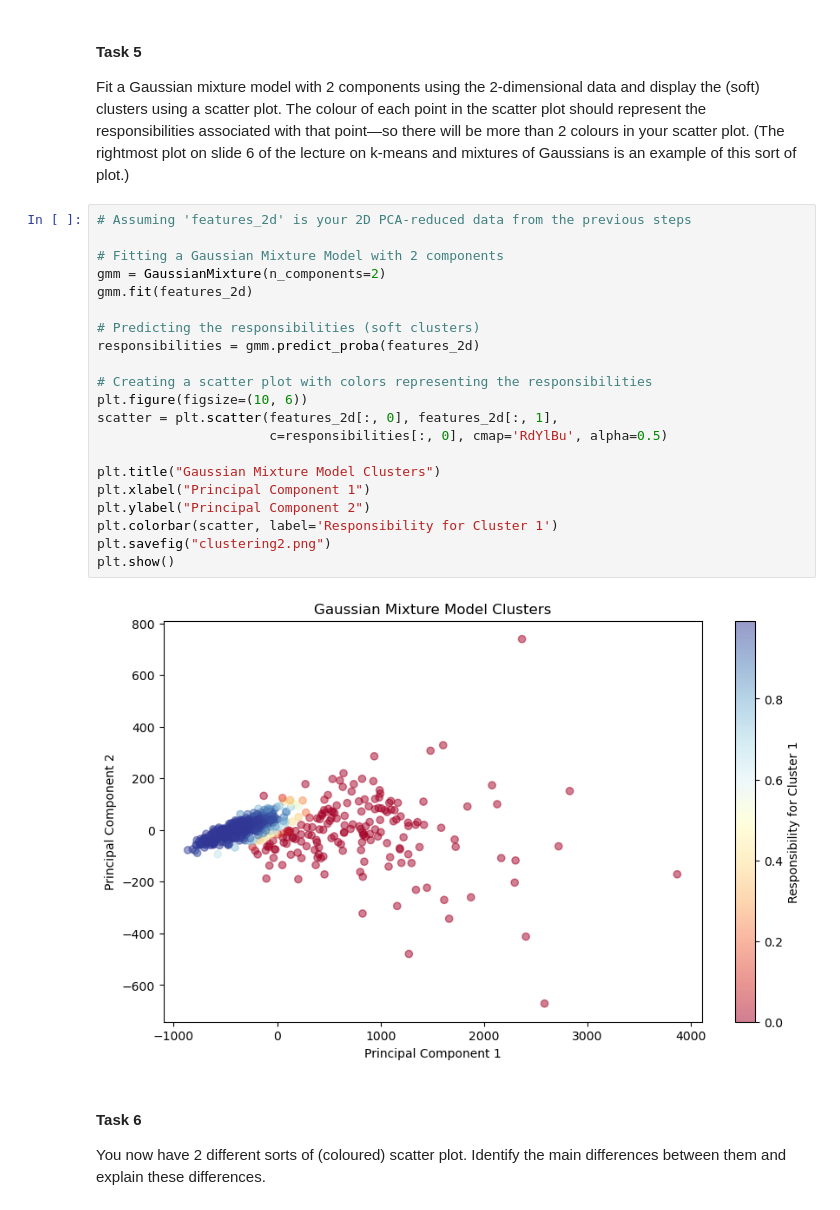
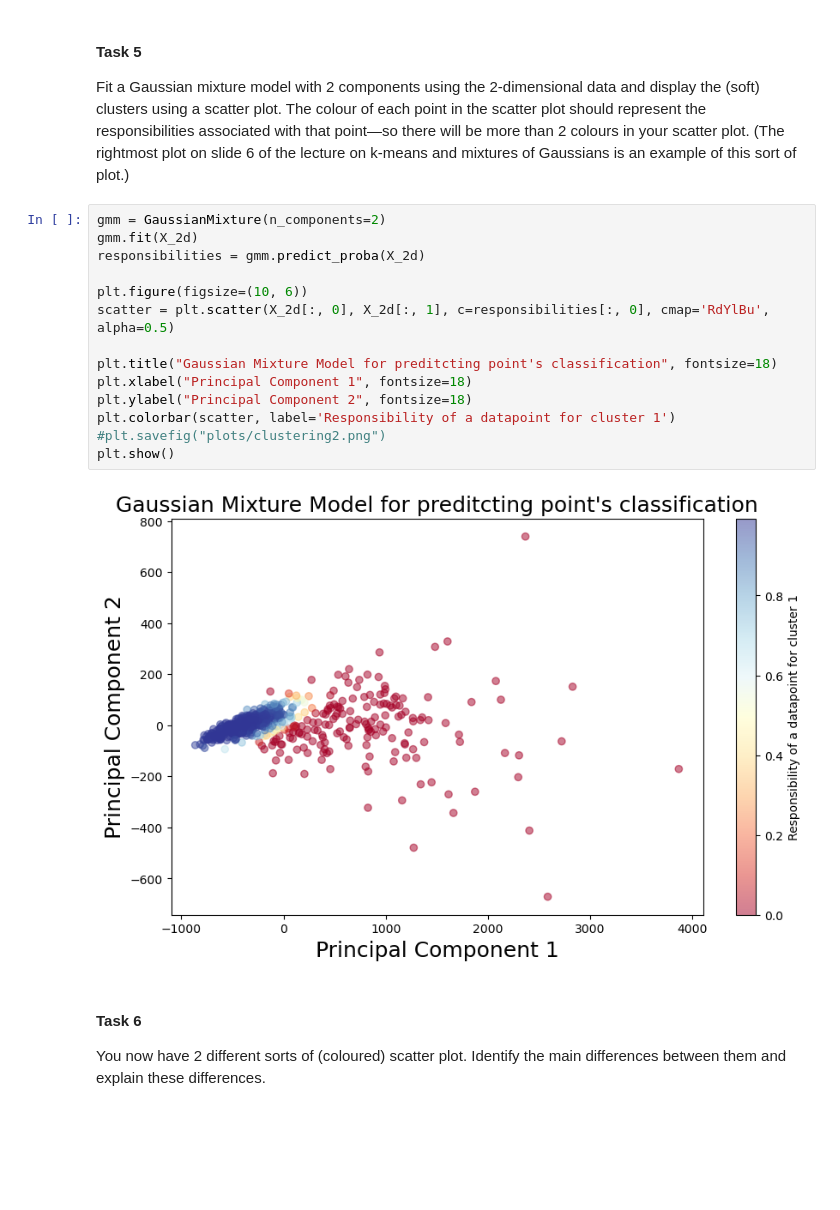
Before and after one commit to Macieeej/MachineLearning2023, a Jupyter notebook: cw_tc19422/clustering_and_dimensionality_reduction.ipynb, the cells around one changed output. Cells and saved outputs as stored; diff of their text form; blank space fills up the shorter version.

```diff
--- a/cw_tc19422/clustering_and_dimensionality_reduction.ipynb
+++ b/cw_tc19422/clustering_and_dimensionality_reduction.ipynb
@@ -85,28 +77,21 @@ each point in the scatter plot should represent the responsibilities associated
 scatter plot. (The rightmost plot on slide 6 of the lecture on k-means
 and mixtures of Gaussians is an example of this sort of plot.)
 # %%
-# Assuming 'features_2d' is your 2D PCA-reduced data from the previous steps
+gmm = GaussianMixture(n_components=2)
+gmm.fit(X_2d)
+responsibilities = gmm.predict_proba(X_2d)
 
-# Fitting a Gaussian Mixture Model with 2 components
-gmm = GaussianMixture(n_components=2)
-gmm.fit(features_2d)
+plt.figure(figsize=(10, 6))
+scatter = plt.scatter(X_2d[:, 0], X_2d[:, 1], c=responsibilities[:, 0], cmap='RdYlBu', alpha=0.5)
 
-# Predicting the responsibilities (soft clusters)
-responsibilities = gmm.predict_proba(features_2d)
-
-# Creating a scatter plot with colors representing the responsibilities
-plt.figure(figsize=(10, 6))
-scatter = plt.scatter(features_2d[:, 0], features_2d[:, 1],
-                      c=responsibilities[:, 0], cmap='RdYlBu', alpha=0.5)
-
-plt.title("Gaussian Mixture Model Clusters")
-plt.xlabel("Principal Component 1")
-plt.ylabel("Principal Component 2")
-plt.colorbar(scatter, label='Responsibility for Cluster 1')
-plt.savefig("clustering2.png")
+plt.title("Gaussian Mixture Model for preditcting point's classification", fontsize=18)
+plt.xlabel("Principal Component 1", fontsize=18)
+plt.ylabel("Principal Component 2", fontsize=18)
+plt.colorbar(scatter, label='Responsibility of a datapoint for cluster 1')
+#plt.savefig("plots/clustering2.png")
 plt.show()
 # %% [output]
-[figure, old version]
+[figure, new version]
 # %% [markdown]
 #### Task 6
 
```
Also changed, not shown: parts of 6 cells of this notebook, 10 other files.
